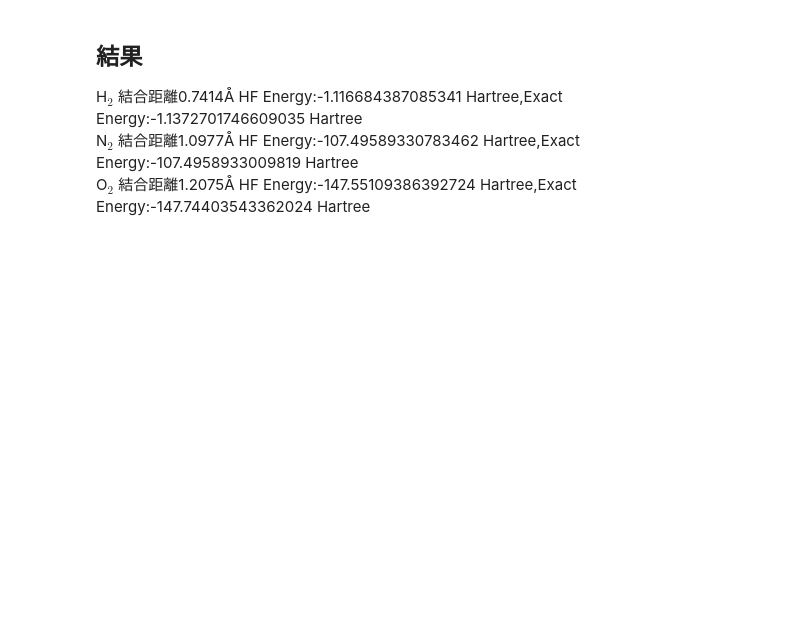
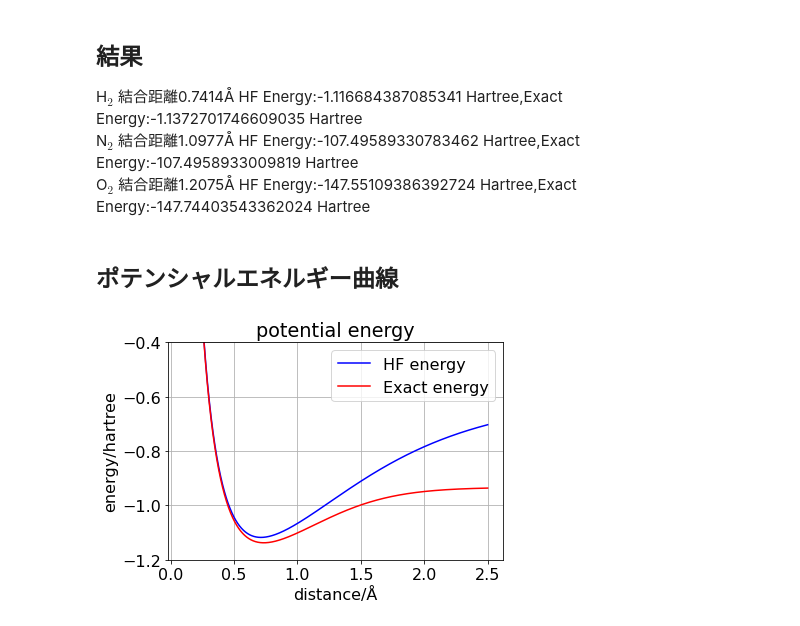
Before and after one commit to Duckamo/Physics-PDF, a Jupyter notebook: QuantumMechanics/hf_energy.ipynb, the cells around one changed output. Saved outputs shown, nothing was run; the diff lists cells and outputs as text; code cells hidden in the pictures; blank space fills up the shorter version.

Commit message:
revised hf energy calculator

```diff
--- a/QuantumMechanics/hf_energy.ipynb
+++ b/QuantumMechanics/hf_energy.ipynb
@@ -59,3 +60,5 @@ Exact Energy: -1.1372701746609035 Hartree
 H$_2$ 結合距離0.7414Å HF Energy:-1.116684387085341 Hartree,Exact Energy:-1.1372701746609035 Hartree<br>
 N$_2$ 結合距離1.0977Å HF Energy:-107.49589330783462 Hartree,Exact Energy:-107.4958933009819 Hartree<br>
 O$_2$ 結合距離1.2075Å HF Energy:-147.55109386392724 Hartree,Exact Energy:-147.74403543362024 Hartree
+# %% [markdown]
+## ポテンシャルエネルギー曲線
@@ -61,0 +102,34 @@ O$_2$ 結合距離1.2075Å HF Energy:-147.55109386392724 Hartree,Exact Energy:-1
+# %%
+import numpy as np
+
+distance = np.linspace(0.1,2.5,2401) ###時間結構かかる(1101で4分くらい)
+hf,exact = [],[]
+for i in distance:
+    result = HF_potential(i)
+    hf.append(result[0])
+    exact.append(result[1])
+# %%
+import matplotlib.pyplot as plt
+plt.rcParams["font.size"] = 16
+
+x=distance#定義域の設定
+plt.plot(x,hf,color='blue',label="HF energy")
+plt.plot(x,exact,color='red',label="Exact energy")
+
+
+plt.title('potential energy')#title
+plt.xlabel('distance/Å')
+plt.ylabel('energy/hartree')
+
+# 目盛線と目盛値を配列で指定．
+## 目盛線の指定．
+plt.grid()
+##目盛値(及び目盛線)の指定．
+plt.xticks()
+plt.yticks()
+
+plt.ylim([-1.2,-0.40])
+plt.legend()
+plt.show()
+# %% [output]
+[figure, added]
```
Also changed, not shown: parts of 3 cells of this notebook.
